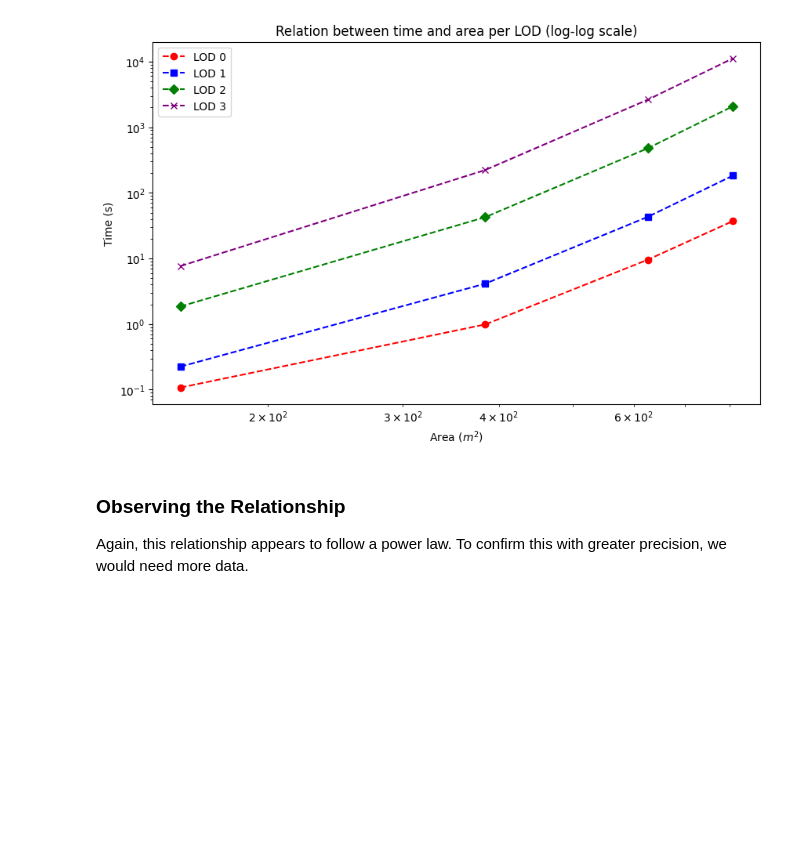
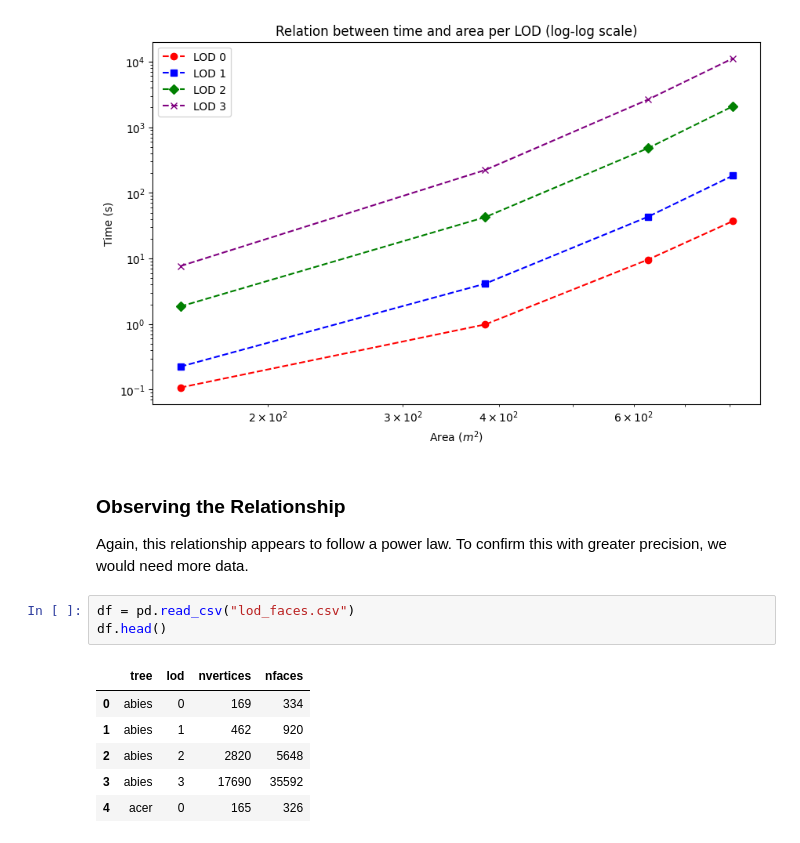
Before and after one commit to master-csmi/2024-m1-vegetation, a Jupyter notebook: complexity.ipynb, the cells around one changed output. Cells and saved outputs as stored; diff of their text form; blank space fills up the shorter version.

Commit message:
adds: - report update - lod_faces.csv - few images
delete:
- old images

```diff
--- a/complexity.ipynb
+++ b/complexity.ipynb
@@ -128,3 +130,13 @@ plt.show()
 ### Observing the Relationship
 
 Again, this relationship appears to follow a power law. To confirm this with greater precision, we would need more data.
+# %%
+df = pd.read_csv("lod_faces.csv")
+df.head()
+# %% [output]
+|  | tree | lod | nvertices | nfaces |
+| 0 | abies | 0 | 169 | 334 |
+| 1 | abies | 1 | 462 | 920 |
+| 2 | abies | 2 | 2820 | 5648 |
+| 3 | abies | 3 | 17690 | 35592 |
+| 4 | acer | 0 | 165 | 326 |
```
Also changed, not shown: parts of 1 cell of this notebook, 9 other files.
